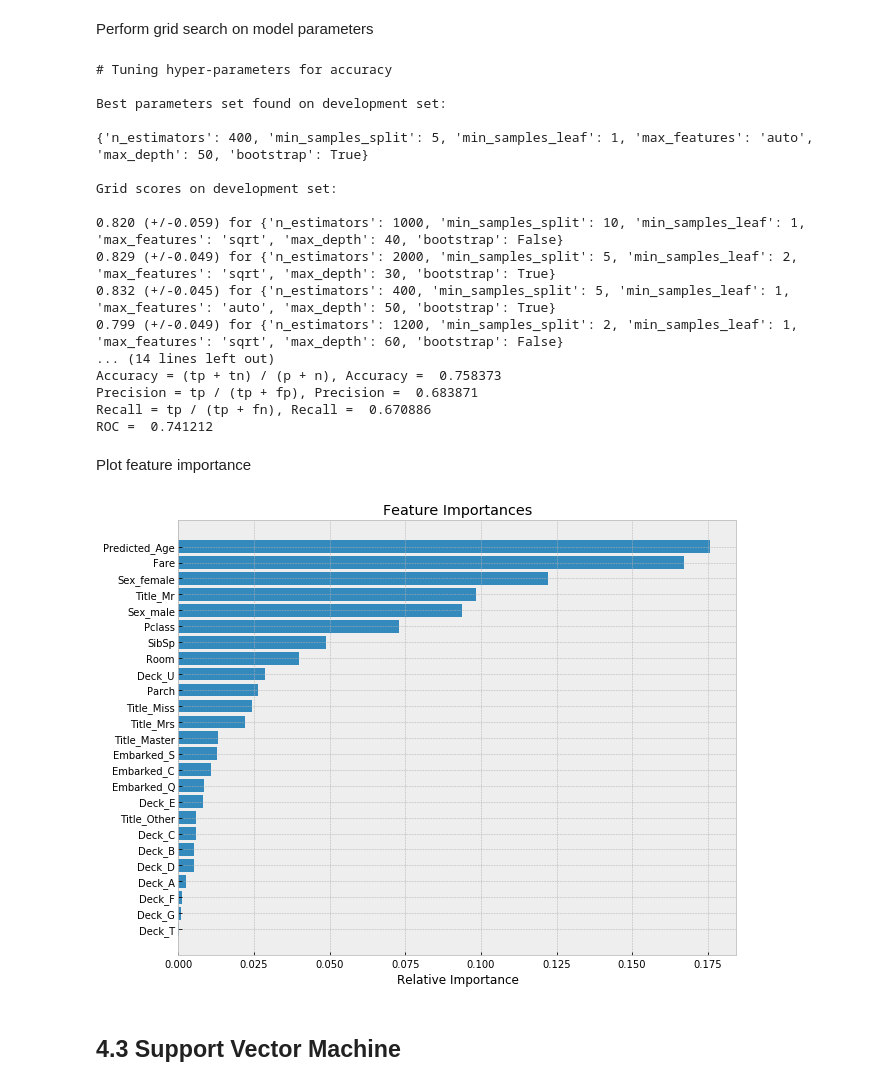
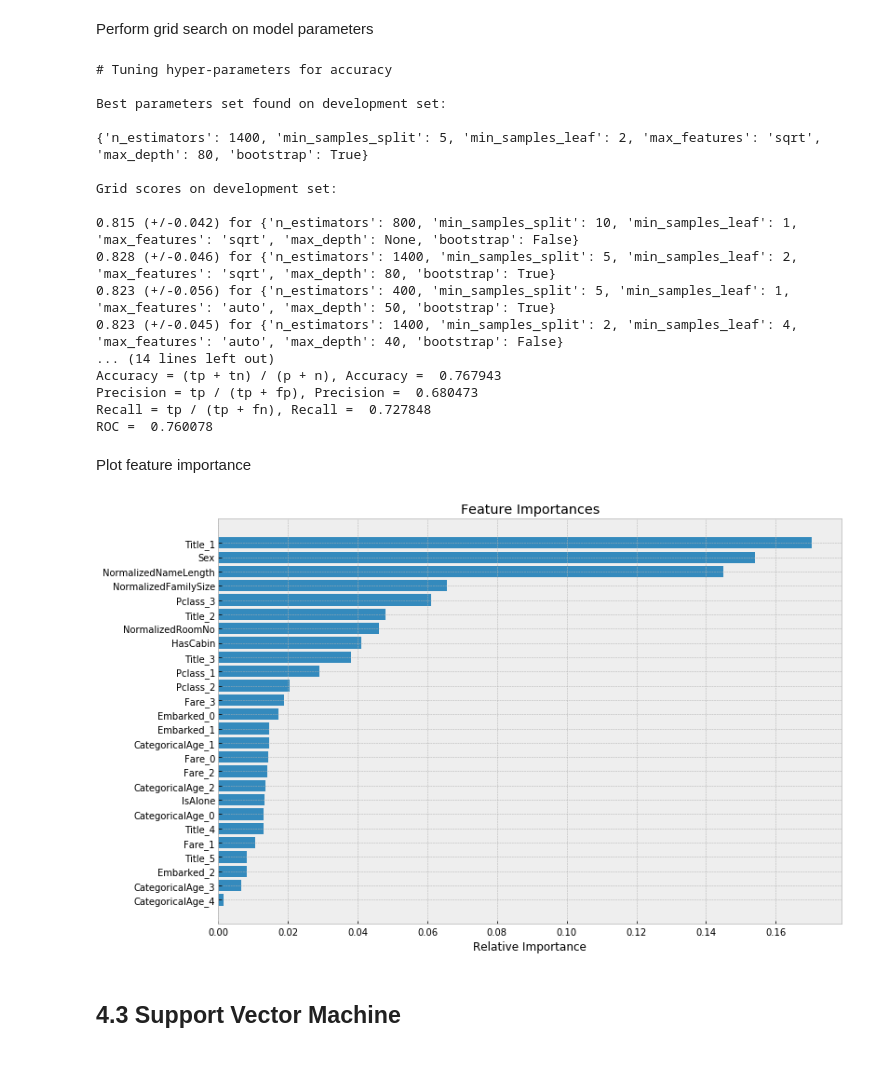
Before and after one commit to Shenghao1993/kaggle-titanic-survival-classification, a Jupyter notebook: Titanic - Model Training & Evaluation.ipynb, the cells around one changed output. Saved outputs shown, nothing was run; the diff lists cells and outputs as text; code cells hidden in the pictures.

```diff
--- a/Titanic - Model Training & Evaluation.ipynb
+++ b/Titanic - Model Training & Evaluation.ipynb
@@ -19,8 +19,8 @@ warnings.filterwarnings('ignore')
 # Chapter IV - Fit Machine Learning Models
 Perform feature engineering on the combined training & test dataset before fitting machine learning models.
 # %%
-processed_df, features = preprocess("input/train.csv", "input/test.csv")
-print("Selected features: ", features)
-print(processed_df.shape)
-processed_df.head()
+train_df, test_df = preprocess("input/train.csv", "input/test.csv")
+print("Dimension of training data: ", train_df.shape)
+print("Dimension of test data: ", test_df.shape)
+train_df.head()
 # %% [output]
@@ -43,6 +50 @@ Selected features:  ['Room', 'Fare', 'Parch', 'Pclass', 'SibSp', 'Deck_A', 'Deck
 5 rows × 29 columns
-# %%
-train_df = processed_df[processed_df.Survived.notnull()]
-test_df = processed_df[processed_df['Survived'].isnull()]
-print("Dimension of training data: %s" %str(train_df.shape))
-print("Dimension of test data: %s" %str(test_df.shape))
@@ -84,0 +76,9 @@ print(valid_features)
+# %%
+train_df = train_df.drop(["Name", "Age"], axis = 1)
+test_df = test_df.drop(["Name", "Age", "cleaned_name", "age"], axis = 1)
+print("Dimension of training data: ", train_df.shape)
+print("Dimension of test data: ", test_df.shape)
+
+features = list(train_df.columns)
+features.remove('Survived')
+print(features)
@@ -169,40 +200,40 @@ tuned_parameters = {'n_estimators': [int(x) for x in np.linspace(start = 200, st
                     'min_samples_leaf': [1, 2, 4],
                     'bootstrap': [True, False]}
 rf_random = select_params(RandomForestClassifier(), tuned_parameters,
-                        train_df[valid_features], train_df['Survived'], 5, False)
-evaluate(rf_random.best_estimator_, test_df[valid_features], test_df['Ground_Truth'])
+                          train_df[features], train_df['Survived'], 5, False)
+evaluate(rf_random.best_estimator_, test_df[features], test_df['GroundTruth'])
 # %% [output]
 # Tuning hyper-parameters for accuracy
 
 Best parameters set found on development set:
 
-{'n_estimators': 400, 'min_samples_split': 5, 'min_samples_leaf': 1, 'max_features': 'auto', 'max_depth': 50, 'bootstrap': True}
+{'n_estimators': 1400, 'min_samples_split': 5, 'min_samples_leaf': 2, 'max_features': 'sqrt', 'max_depth': 80, 'bootstrap': True}
 
 Grid scores on development set:
 
-0.820 (+/-0.059) for {'n_estimators': 1000, 'min_samples_split': 10, 'min_samples_leaf': 1, 'max_features': 'sqrt', 'max_depth': 40, 'bootstrap': False}
-0.829 (+/-0.049) for {'n_estimators': 2000, 'min_samples_split': 5, 'min_samples_leaf': 2, 'max_features': 'sqrt', 'max_depth': 30, 'bootstrap': True}
-0.832 (+/-0.045) for {'n_estimators': 400, 'min_samples_split': 5, 'min_samples_leaf': 1, 'max_features': 'auto', 'max_depth': 50, 'bootstrap': True}
-0.799 (+/-0.049) for {'n_estimators': 1200, 'min_samples_split': 2, 'min_samples_leaf': 1, 'max_features': 'sqrt', 'max_depth': 60, 'bootstrap': False}
+0.815 (+/-0.042) for {'n_estimators': 800, 'min_samples_split': 10, 'min_samples_leaf': 1, 'max_features': 'sqrt', 'max_depth': None, 'bootstrap': False}
+0.828 (+/-0.046) for {'n_estimators': 1400, 'min_samples_split': 5, 'min_samples_leaf': 2, 'max_features': 'sqrt', 'max_depth': 80, 'bootstrap': True}
+0.823 (+/-0.056) for {'n_estimators': 400, 'min_samples_split': 5, 'min_samples_leaf': 1, 'max_features': 'auto', 'max_depth': 50, 'bootstrap': True}
+0.823 (+/-0.045) for {'n_estimators': 1400, 'min_samples_split': 2, 'min_samples_leaf': 4, 'max_features': 'auto', 'max_depth': 40, 'bootstrap': False}
 ... (14 lines left out)
-Accuracy = (tp + tn) / (p + n), Accuracy =  0.758373
-Precision = tp / (tp + fp), Precision =  0.683871
-Recall = tp / (tp + fn), Recall =  0.670886
-ROC =  0.741212
+Accuracy = (tp + tn) / (p + n), Accuracy =  0.767943
+Precision = tp / (tp + fp), Precision =  0.680473
+Recall = tp / (tp + fn), Recall =  0.727848
+ROC =  0.760078
 # %% [markdown]
 Plot feature importance
 # %%
 importances = rf_random.best_estimator_.feature_importances_
 indices = np.argsort(importances)
 
-fig= plt.figure(figsize=(10, 8))
+fig = plt.figure(figsize=(12, 8))
 plt.title('Feature Importances')
 plt.barh(range(len(indices)), importances[indices], align='center')
-plt.yticks(range(len(indices)), [valid_features[i] for i in indices])
+plt.yticks(range(len(indices)), [features[i] for i in indices])
 plt.xlabel('Relative Importance')
 plt.show()
 # %% [output]
-[figure, old version]
+[figure, new version]
 # %% [markdown]
 ## 4.3 Support Vector Machine
 # %%
```
Also changed, not shown: parts of 21 cells of this notebook, 2 other files.
